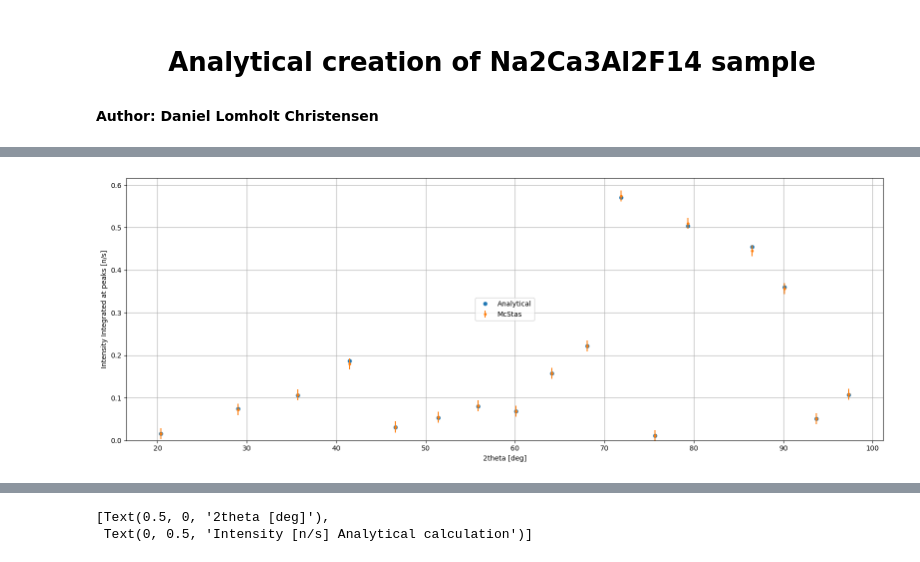
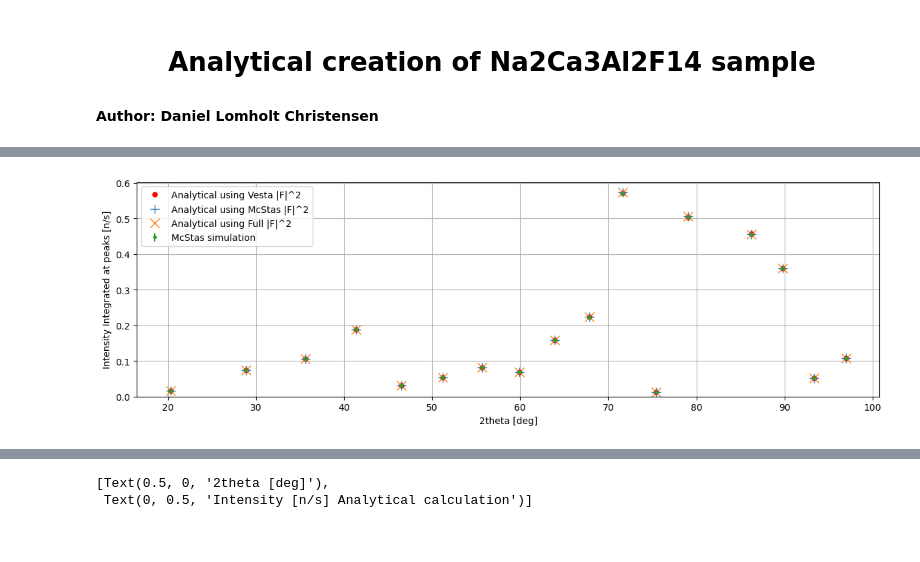
Before and after one commit to Lomholy/McStas_sample_component, a Jupyter notebook: Powder/Analytical.ipynb, the cells around one changed output, grey strips where cells are left out. Cells and saved outputs as stored; diff of their text form; code cells hidden in the pictures.

Commit message:
Finish up PowderN

```diff
--- a/Powder/Analytical.ipynb
+++ b/Powder/Analytical.ipynb
@@ -95,0 +119,19 @@ print(q_list)
+# %%
+# Load the data and generate the simulated diffractogram
+data = ms.load_data("../data/powder_nacalf_no_debye")
+data = data[-1]
+print(data)
+# split the data up into peaks
+data_int = []
+mask_areas = []
+errs = []
+for pos in nacalf_analytical[0]:
+    mask = (data.xaxis>(pos-1.5)) & (data.xaxis<(pos+1.5))
+    mask_areas.append(data.xaxis[mask])
+    intensity = np.sum(data.Intensity[mask])
+    errs.append(np.sqrt(np.sum(data.Error**2)))
+    data_int.append(intensity)
+
+
+data_int = np.array(data_int)
+print(f"Mcstas={data_int}\nAnalytical={nacalf_analytical[1]}\n")
@@ -223,26 +319,27 @@ Analytical=[0.01609859 0.07523763 0.10645762 0.1941507  0.03449373 0.05478808
 # %%
-fig, ax = plt.subplots(figsize=(16,6), ncols=1)
+
+fig, ax = plt.subplots(figsize=(12,4), ncols=1)
 
 # ax2 = ax.twinx()
-# ax.plot(nacalf_analytical[0], nacalf_analytical[1], 'r.',markersize=10,label='Analytical Vesta')
-# ax.plot(nacalf_McStas[0], nacalf_McStas[1], '-',markersize=10,label='Analytical McStas')
-ax.plot(nacalf_Full[0], nacalf_Full[1], '.',markersize=10,label='Analytical') # With fullprof
+ax.plot(nacalf_analytical[0], nacalf_analytical[1], 'r.',markersize=10,label='Analytical using Vesta |F|^2')
+ax.plot(nacalf_McStas[0], nacalf_McStas[1], '+',markersize=10,label='Analytical using McStas |F|^2')
+ax.plot(nacalf_Full[0], nacalf_Full[1], 'x',markersize=10,label='Analytical using Full |F|^2') # With fullprof
 ax.errorbar(nacalf_analytical[0], data_int,yerr=errs, fmt='.', label='McStas simulation')
 
 # ax2.errorbar(data.xaxis, data.Intensity, fmt='k-', label='McStas')
 
 
-ax.legend(loc='center')
+ax.legend()
 
 ax.set(ylim=(0))
 # ax2.set(ylim=(0,0.4))
 ax.grid(True)
 ax.set(xlabel="2theta [deg]",ylabel="Intensity Integrated at peaks [n/s]")
 # ax2.set(ylabel="Intensity [n/s] simulation output")
 fig.tight_layout()
-fig.savefig('')
+# fig.savefig('')
 # %% [output]
-[figure, old version]
+[figure, new version]
 # %%
 # Copper
 copper_anal = get_formfact('Copper.txt')
```
Also changed, not shown: parts of 9 cells of this notebook, 7 other files.
